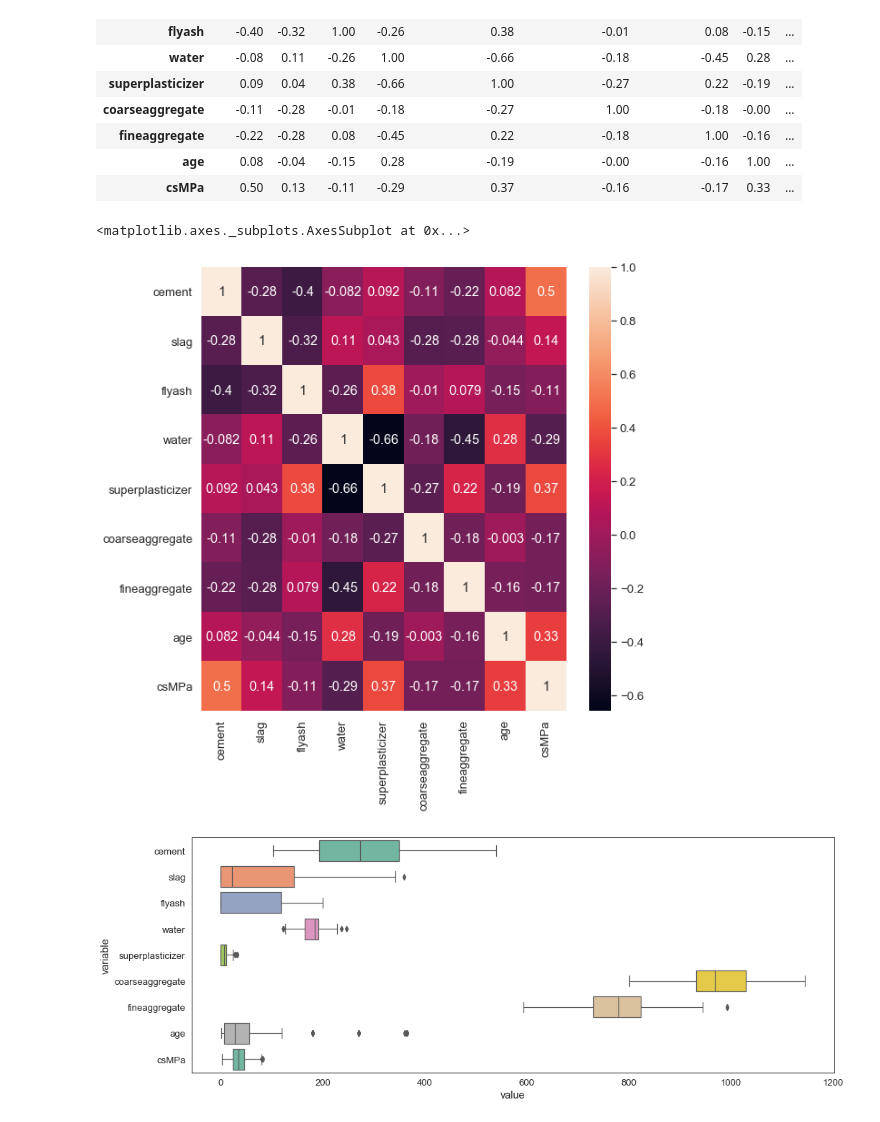
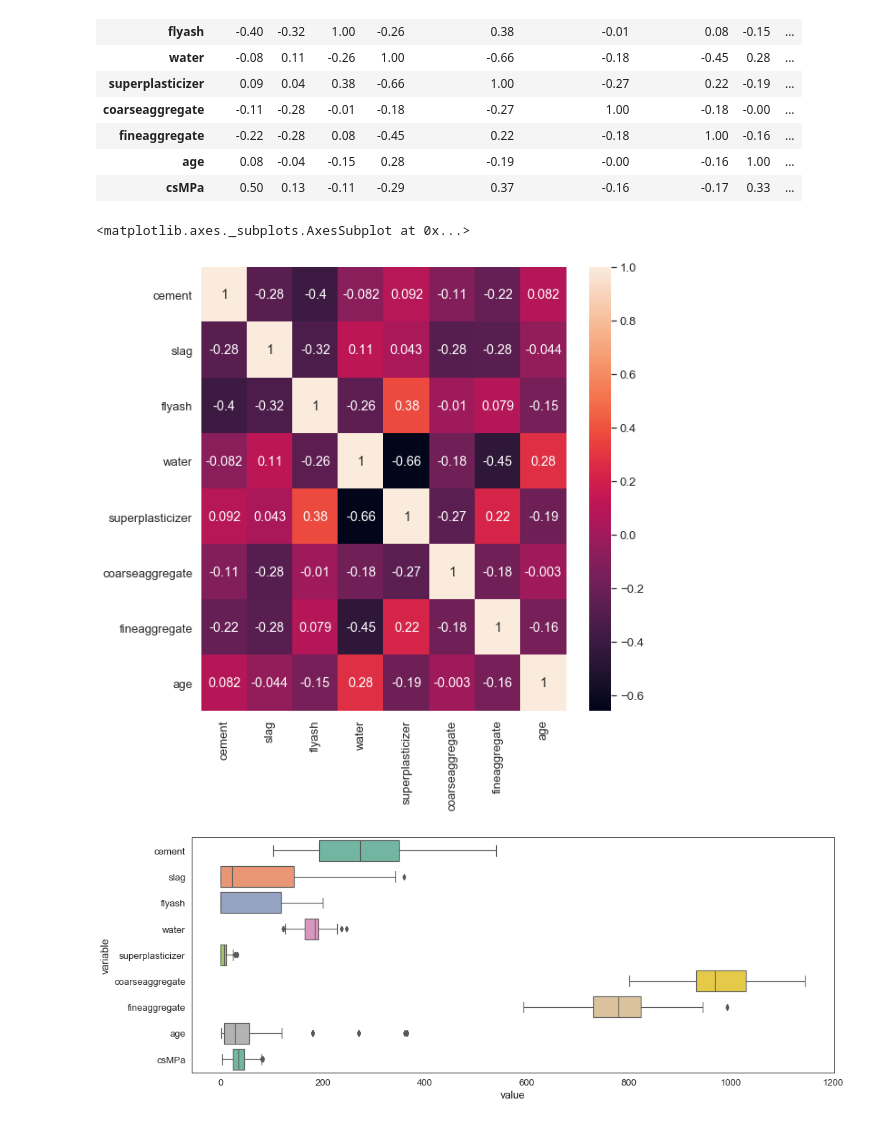
Before and after one commit to LauraMMelo/comp_intelligence_couse, a Jupyter notebook: HW2/Homework 2 - preprocessing.ipynb, the cells around one changed output. Saved outputs shown, nothing was run; the diff lists cells and outputs as text; code cells hidden in the pictures.

```diff
--- a/HW2/Homework 2 - preprocessing.ipynb
+++ b/HW2/Homework 2 - preprocessing.ipynb
@@ -125,10 +143,10 @@ df.corr().round(2)
 # %%
 sns.set(font_scale=1.2)
 f, ax = plt.subplots(figsize=(9, 9))
-sns.heatmap(df.corr().round(3), annot=True, ax=ax)
+sns.heatmap(df.drop(columns=["csMPa"]).corr().round(3), annot=True, ax=ax)
 # %% [output]
 <matplotlib.axes._subplots.AxesSubplot at 0x...>
-[figure, old version]
+[figure, new version]
 # %%
 sns.set_style("white")
 sns.set_context("paper", font_scale=1.5)
```
Also changed, not shown: parts of 8 cells of this notebook, 20 other files.
